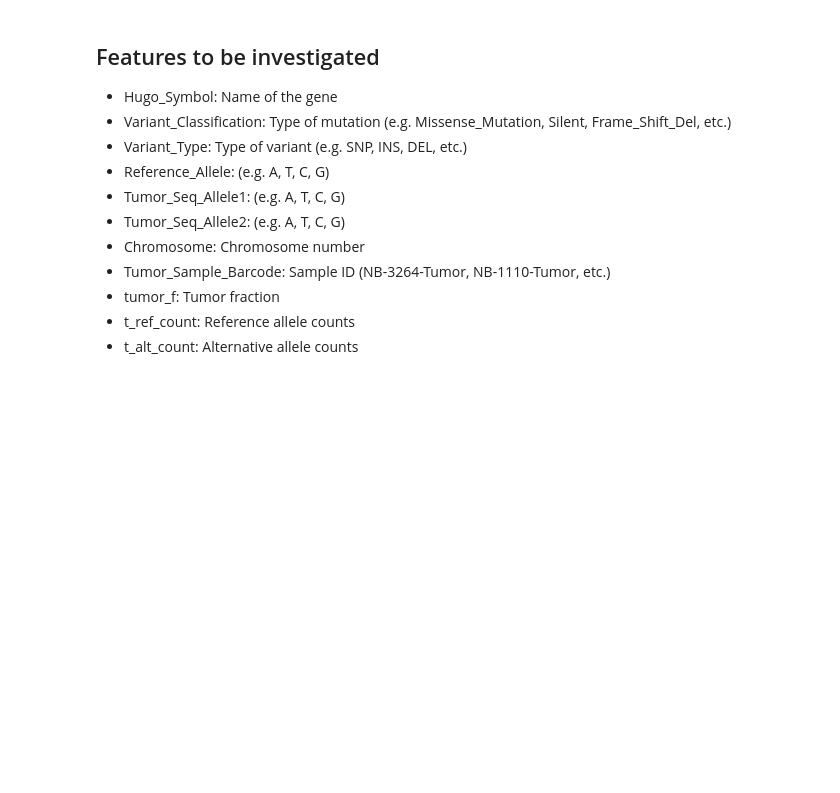
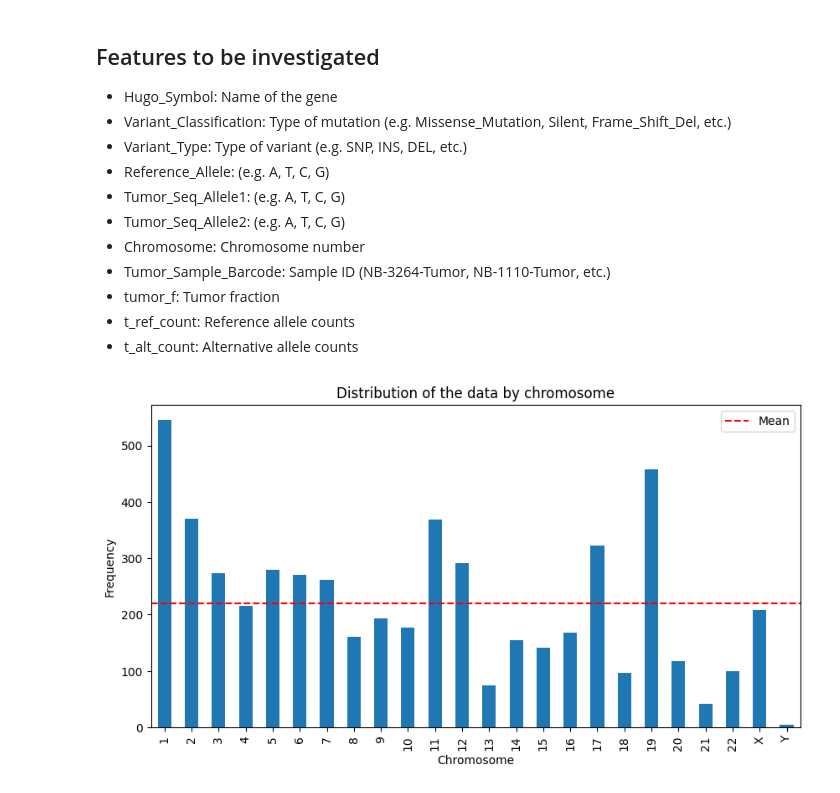
Before and after one commit to davidbobek/Genetic_landscape_of_high-risk_neuroblastoma, a Jupyter notebook: main.ipynb, the cells around one changed output. Saved outputs shown, nothing was run; the diff lists cells and outputs as text; code cells hidden in the pictures; blank space fills up the shorter version.

```diff
--- a/main.ipynb
+++ b/main.ipynb
@@ -98,3 +86,34 @@ assert (
     == t_ref_count.shape
     == t_alt_count.shape
 )
+# %%
+# Group the individual features into a single dataframe
+extracted_data = pd.DataFrame(
+    {
+        "Hugo_Symbol": hugo_symbol,
+        "Variant_Classification": variant_classification,
+        "Variant_Type": variant_type,
+        "Reference_Allele": reference_allele,
+        "Tumor_Seq_Allele1": tumor_seq_allele1,
+        "Tumor_Seq_Allele2": tumor_seq_allele2,
+        "Chromosome": chromosome,
+        "Tumor_Sample_Barcode": tumor_sample_barcode,
+        "tumor_f": tumor_f,
+        "t_ref_count": t_ref_count,
+        "t_alt_count": t_alt_count,
+    }
+)
+# %%
+# Group the data by the chromosome
+grouped_data = extracted_data.groupby("Chromosome")
+plt.figure(figsize=(10, 5))
+grouped_data.size().plot(kind="bar")
+plt.title("Distribution of the data by chromosome")
+plt.xlabel("Chromosome")
+plt.ylabel("Frequency")
+# Draw the mean line
+plt.axhline(grouped_data.size().mean(), color="r", linestyle="--")
+plt.legend(["Mean"])
+plt.show()
+# %% [output]
+[figure, added]
```
Also changed, not shown: parts of 16 cells of this notebook.
